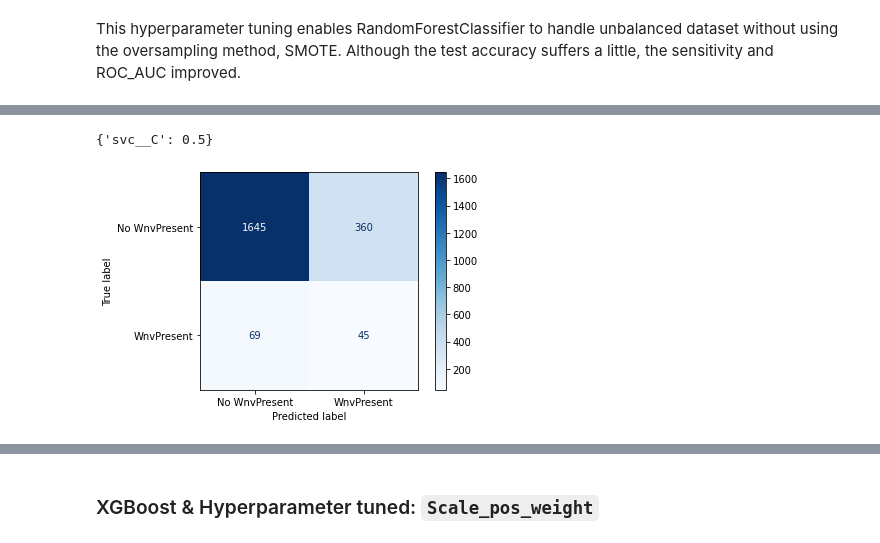
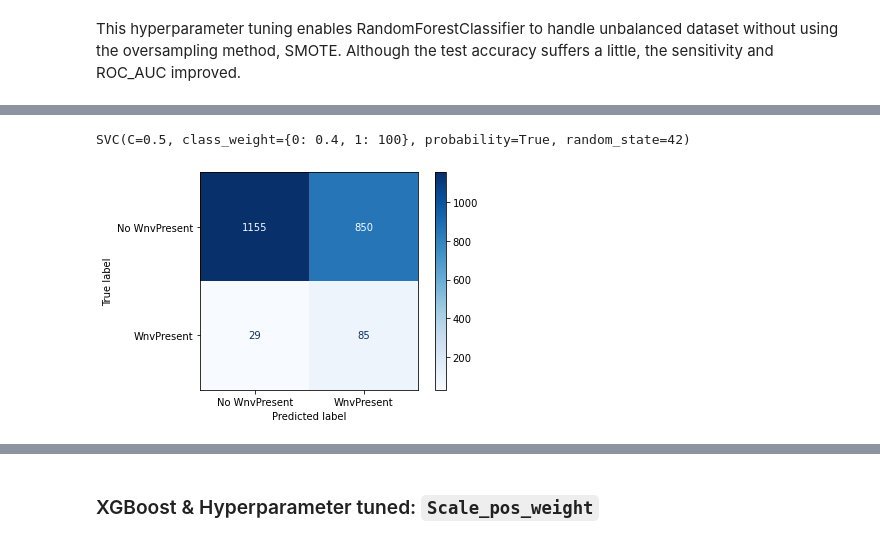
Before and after one commit to msamhz/GA-Project_4, a Jupyter notebook: code/3_Classification Modelling.ipynb, the cells around one changed output, grey strips where cells are left out. Drawn from its saved outputs; the diff is of its cells as text; code cells hidden in the pictures.

Commit message:
Update 3_Classification Modelling.ipynb
Updated SVC tuning

```diff
--- a/code/3_Classification Modelling.ipynb
+++ b/code/3_Classification Modelling.ipynb
@@ -612,4 +599,18 @@ svc_smote_pipe.get_params()
+# %%
+# Weights tuned down for y and tuned up for minority class
+weights = {0:0.4, 1:100}
+
+# Instantiating SVC with weight tuning
+svc  = SVC(
+        kernel='rbf',
+        probability=True,
+        class_weight=weights,
+        random_state=42,
+        C = 0.5
+)
 # %%
-# # Fitting X_train_sc and y_train on the pipeline object defined above.
+# Fitting X_train_sc and y_train on SVC
 
-# svc_smote_pipe.fit(X_train_sc, y_train)
+svc.fit(X_train_sc, y_train)
+# %% [output]
+SVC(C=0.5, class_weight={0: 0.4, 1: 100}, probability=True, random_state=42)
@@ -639,7 +617,3 @@ gs_svc.fit(X_train_sc, y_train);
-# %%
-gs_svc.best_params_
-# %% [output]
-{'svc__C': 0.5}
 # %%
 # Scoring model for all matrix
 
@@ -659,10 +633,10 @@ precision = tp/(tp+fp)
 roc_auc  = roc_auc_score(y_test, y_pred_proba[:,1])
 # %%
 # Plot Confusion matrix
-plot_confusion_matrix(gs_svc, X_test_sc, y_test, cmap='Blues',
+plot_confusion_matrix(svc, X_test_sc, y_test, cmap='Blues',
                       values_format='d', display_labels=['No WnvPresent', 'WnvPresent']);
 # %% [output]
-[figure, old version]
+[figure, new version]
 # %%
 summary_df.loc[4] = ["SVC",
                      "Hyperparameter: Balanced",
```
Also changed, not shown: parts of 27 cells of this notebook.
